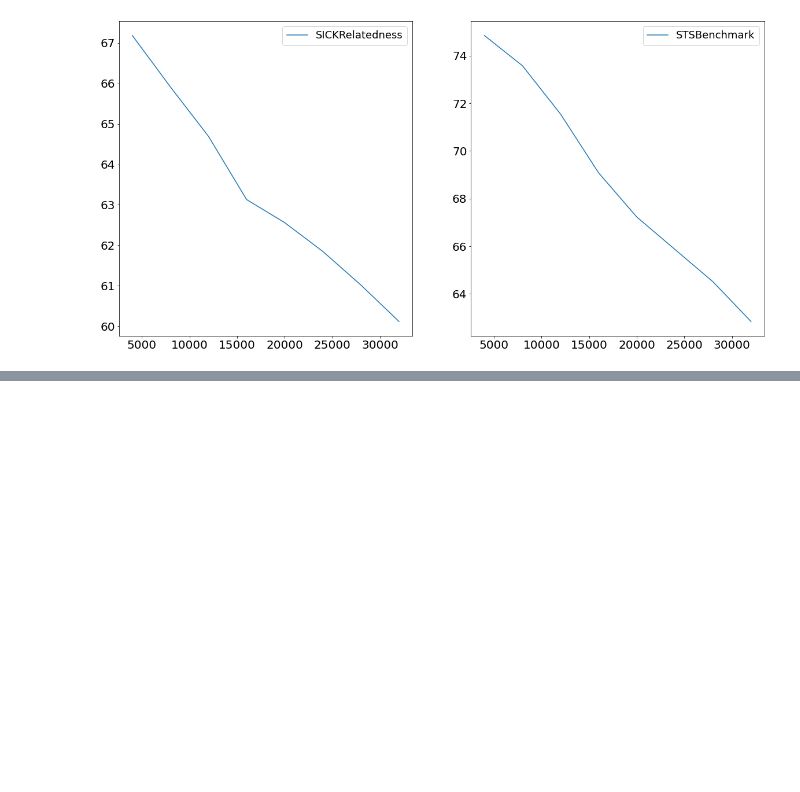
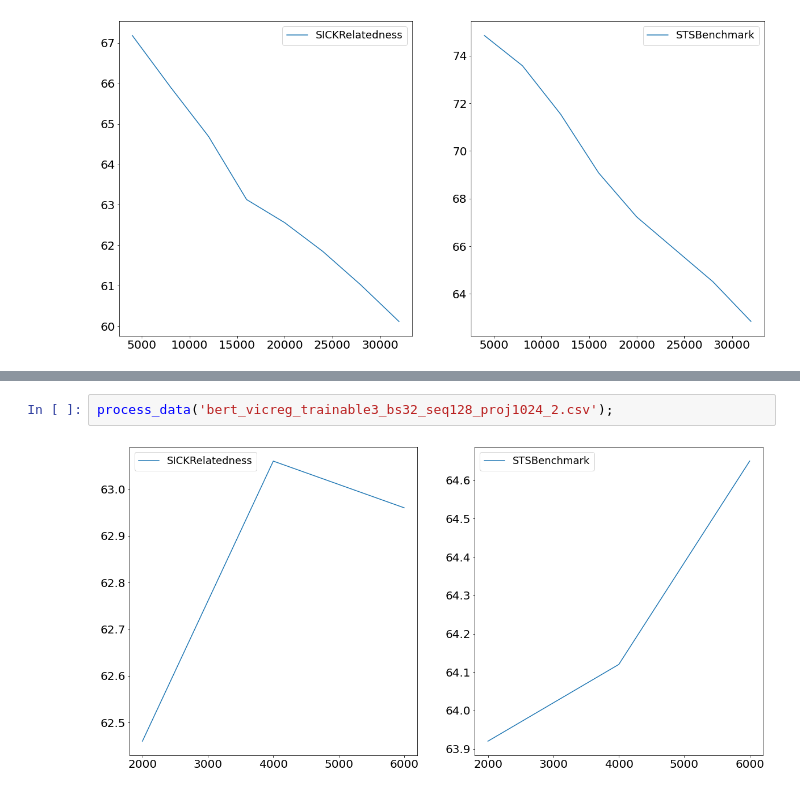
Before and after one commit to MaveriQ/barlowtwins, a Jupyter notebook: pl_model/senteval/result_plots.ipynb, the cells around one changed output, grey strips where cells are left out. Cells and saved outputs as stored; diff of their text form; blank space fills up the shorter version.

```diff
--- a/pl_model/senteval/result_plots.ipynb
+++ b/pl_model/senteval/result_plots.ipynb
@@ -195,0 +204,4 @@ bert_trainable3_nolars_74mil_4096_2 = process_data('bert_trainable3_bs32_lr1e-4_
+# %%
+process_data('bert_vicreg_trainable3_bs32_seq128_proj1024_2.csv');
+# %% [output]
+[figure, added]
```
Also changed, not shown: parts of 3 cells of this notebook, 12 other files.
